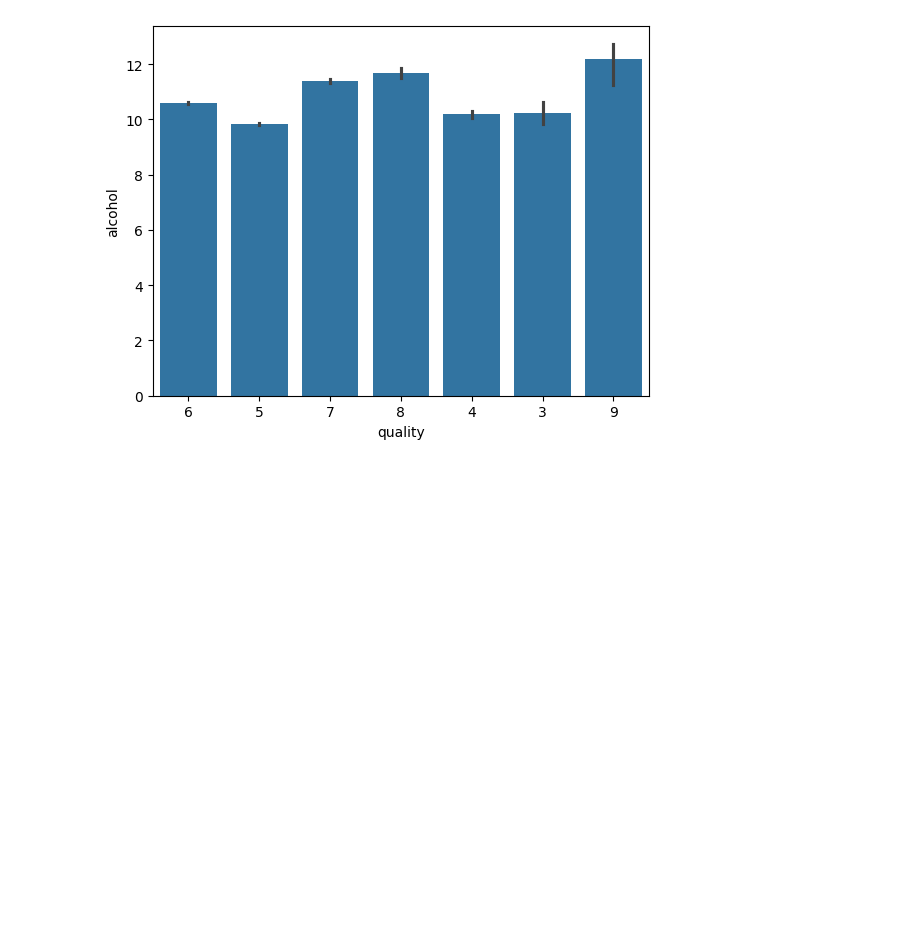
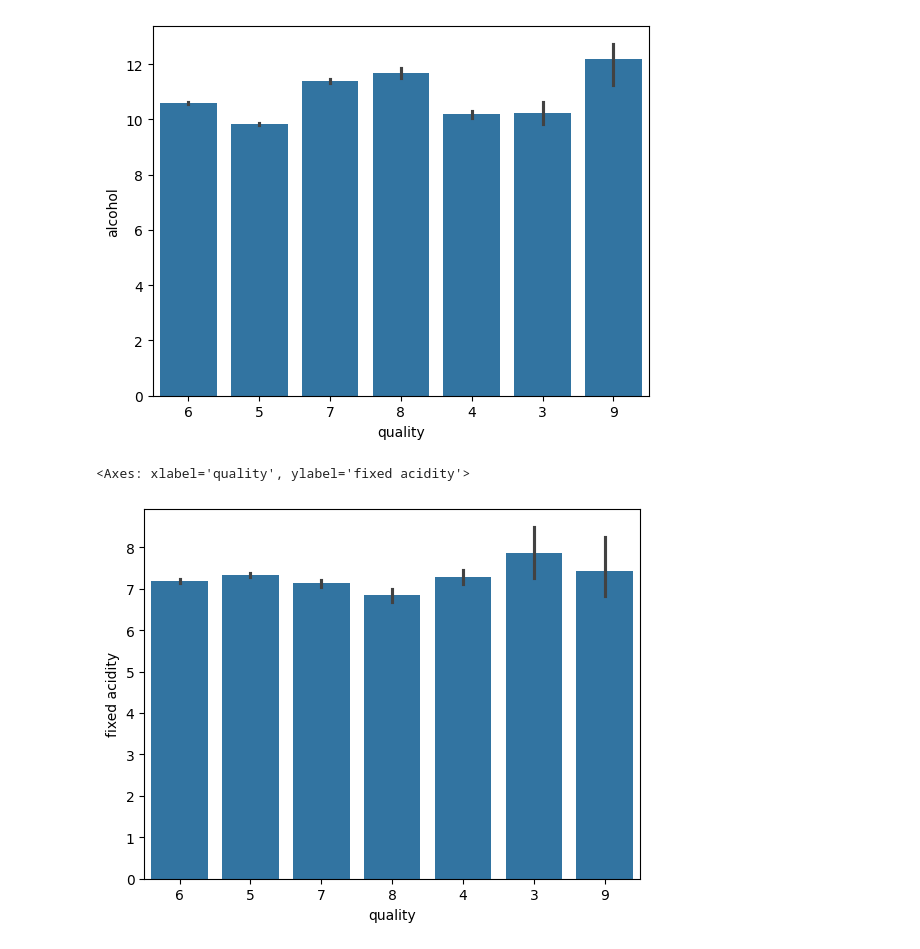
Before and after one commit to Mohitnayak-AI/Machine-Learning, a Jupyter notebook: notebook/eda.ipynb, the cells around one changed output. Drawn from its saved outputs; the diff is of its cells as text; code cells hidden in the pictures; blank space fills up the shorter version.

```diff
--- a/notebook/eda.ipynb
+++ b/notebook/eda.ipynb
@@ -219,3 +227,13 @@ sns.barplot(data=df,y='alcohol',x='quality')
 # %% [output]
 <Axes: xlabel='quality', ylabel='alcohol'>
 [figure]
+# %%
+list = df[['fixed acidity', 'volatile acidity', 'citric acid',
+      'residual sugar', 'chlorides', 'free sulfur dioxide',
+       'total sulfur dioxide', 'density', 'pH', 'sulphates', 'alcohol']]
+
+
+sns.barplot(data=df,x='quality',y='fixed acidity')
+# %% [output]
+<Axes: xlabel='quality', ylabel='fixed acidity'>
+[figure, added]
```
Also changed, not shown: parts of 8 cells of this notebook.
